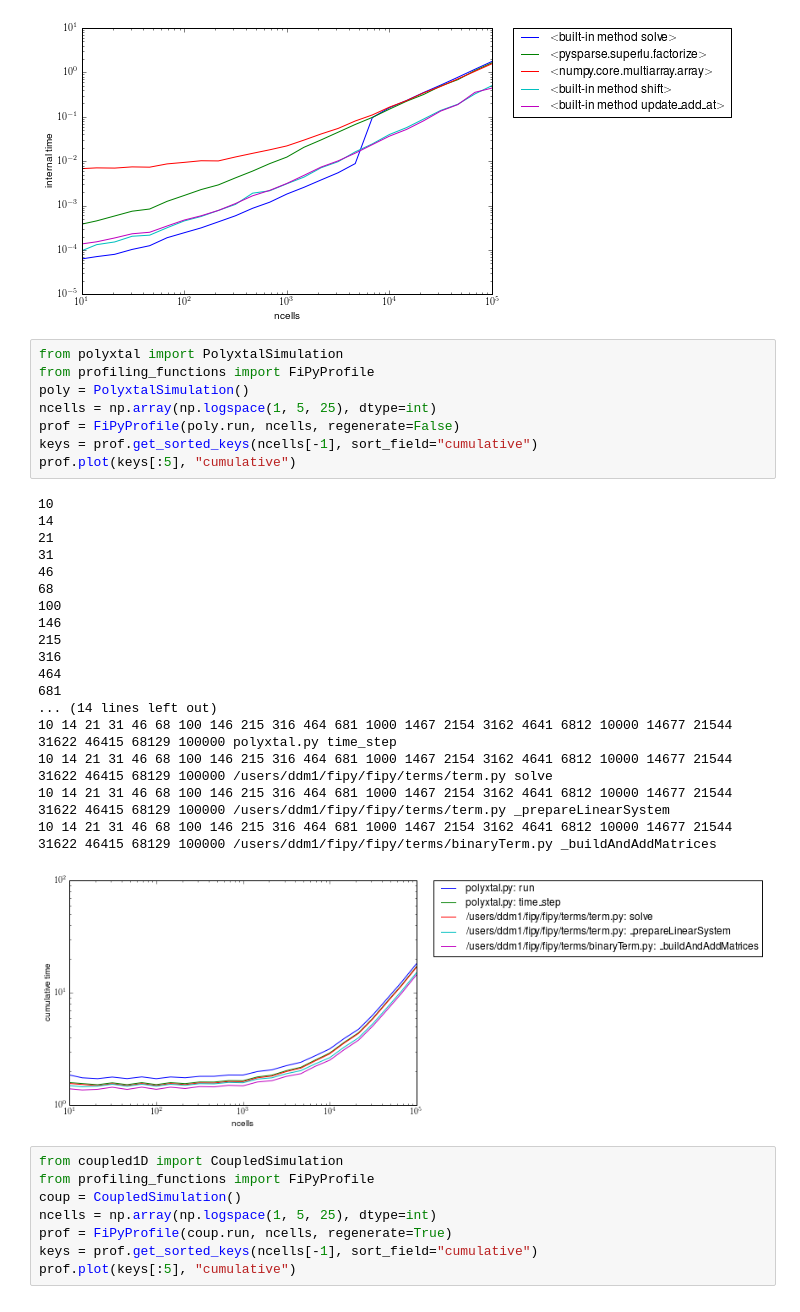
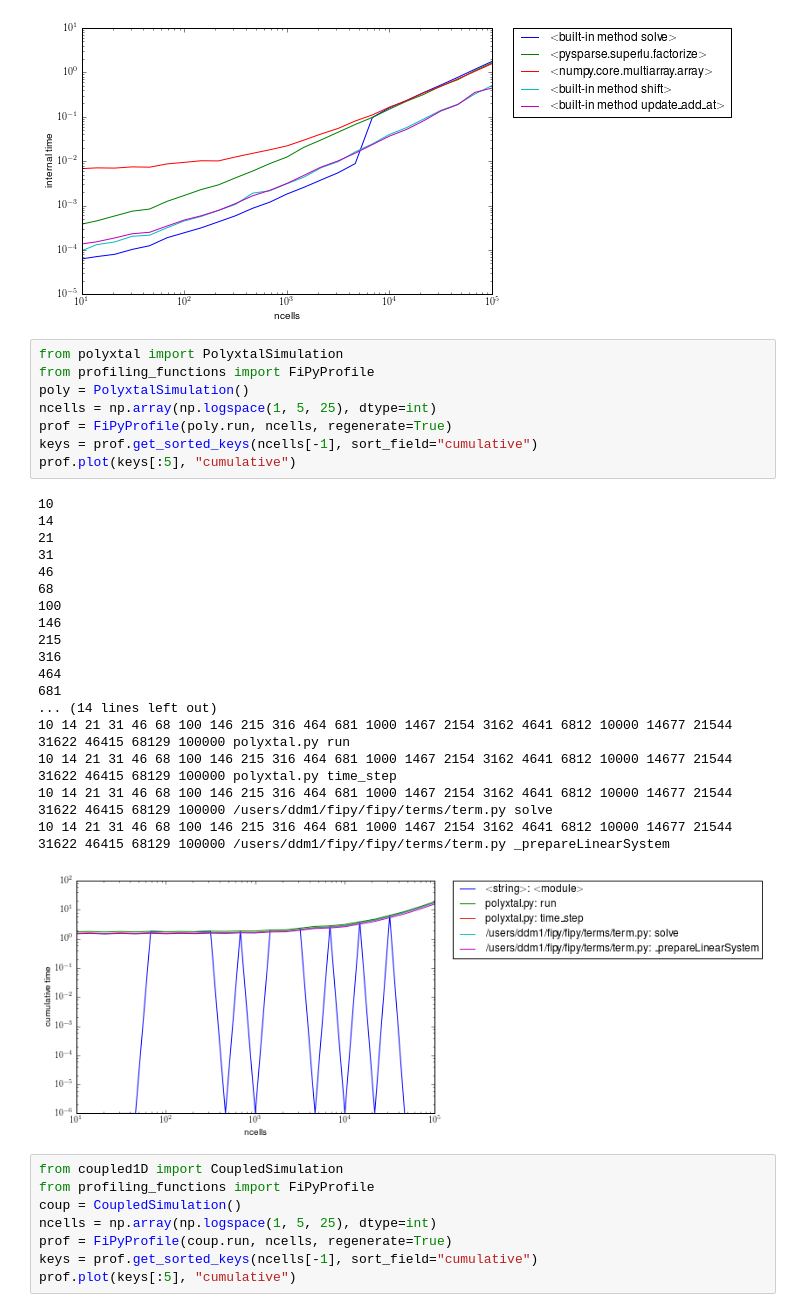
Before and after one commit to dmurali1/SURF2013, a Jupyter notebook: Preliminary_Profiling.ipynb, the cells around one changed output. Saved outputs shown, nothing was run; the diff lists cells and outputs as text.

Commit message:
Lableing of files changed so user can name them while instantiating the FiPyProfile class.

```diff
--- a/Preliminary_Profiling.ipynb
+++ b/Preliminary_Profiling.ipynb
@@ -204,30 +204,30 @@ prof.plot(keys[:5], "time")
 # %%
 from polyxtal import PolyxtalSimulation
 from profiling_functions import FiPyProfile
 poly = PolyxtalSimulation()
 ncells = np.array(np.logspace(1, 5, 25), dtype=int)
-prof = FiPyProfile(poly.run, ncells, regenerate=False)
+prof = FiPyProfile(poly.run, ncells, regenerate=True)
 keys = prof.get_sorted_keys(ncells[-1], sort_field="cumulative")
 prof.plot(keys[:5], "cumulative")
 # %% [output]
 10
 14
 21
 31
 46
 68
 100
 146
 215
 316
 464
 681
 ... (14 lines left out)
+10 14 21 31 46 68 100 146 215 316 464 681 1000 1467 2154 3162 4641 6812 10000 14677 21544 31622 46415 68129 100000 polyxtal.py run
 10 14 21 31 46 68 100 146 215 316 464 681 1000 1467 2154 3162 4641 6812 10000 14677 21544 31622 46415 68129 100000 polyxtal.py time_step
 10 14 21 31 46 68 100 146 215 316 464 681 1000 1467 2154 3162 4641 6812 10000 14677 21544 31622 46415 68129 100000 /users/ddm1/fipy/fipy/terms/term.py solve
 10 14 21 31 46 68 100 146 215 316 464 681 1000 1467 2154 3162 4641 6812 10000 14677 21544 31622 46415 68129 100000 /users/ddm1/fipy/fipy/terms/term.py _prepareLinearSystem
-10 14 21 31 46 68 100 146 215 316 464 681 1000 1467 2154 3162 4641 6812 10000 14677 21544 31622 46415 68129 100000 /users/ddm1/fipy/fipy/terms/binaryTerm.py _buildAndAddMatrices
-[figure, old version]
+[figure, new version]
 # %%
 from coupled1D import CoupledSimulation
 from profiling_functions import FiPyProfile
```
Also changed, not shown: parts of 4 cells of this notebook, 1 other file.
